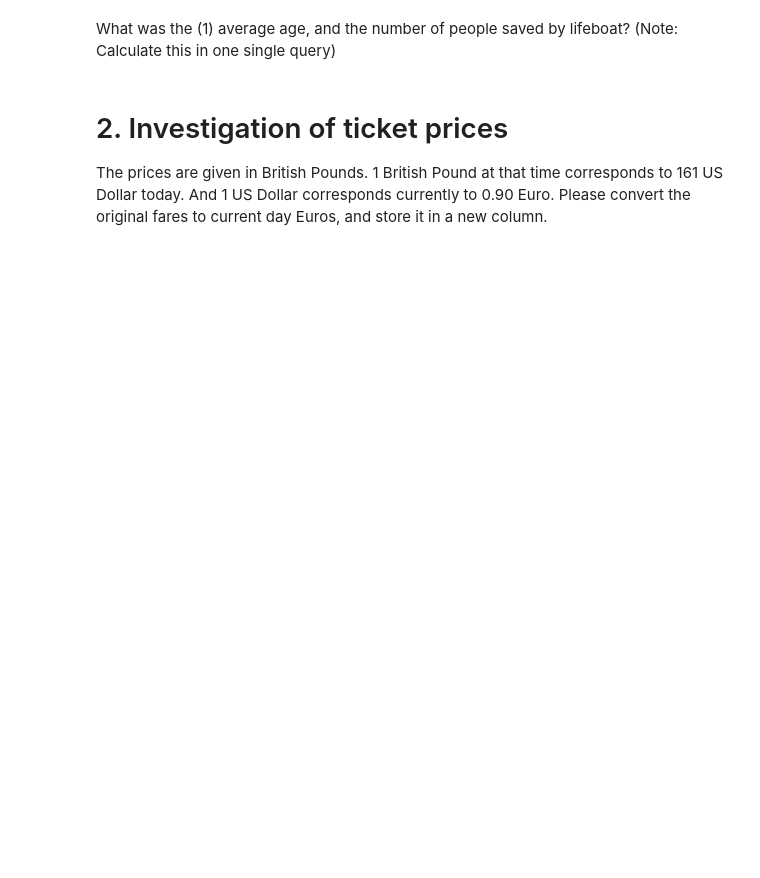
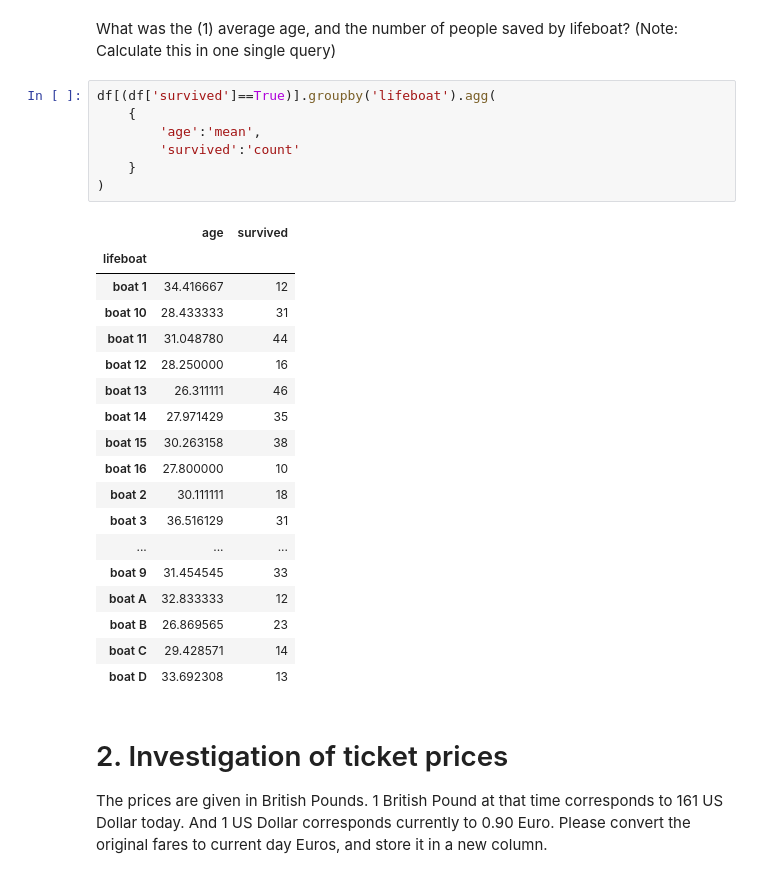
Before and after one commit to Metaphysicist1/FH-Kiel-Data-Science, a Jupyter notebook: TPL-DS/02_lecture/problemset.ipynb, the cells around one changed output. Drawn from its saved outputs; the diff is of its cells as text; blank space fills up the shorter version.

```diff
--- a/TPL-DS/02_lecture/problemset.ipynb
+++ b/TPL-DS/02_lecture/problemset.ipynb
@@ -147,5 +182,31 @@ What was the average age of rescued people, by lifeboat?
 # %% [markdown]
 What was the (1) average age, and the number of people saved by lifeboat? (Note: Calculate this in one single query)
+# %%
+df[(df['survived']==True)].groupby('lifeboat').agg(
+    {
+        'age':'mean',
+        'survived':'count'
+    }
+)
+# %% [output]
+|  | age | survived |
+| lifeboat |  |  |
+| boat 1 | 34.416667 | 12 |
+| boat 10 | 28.433333 | 31 |
+| boat 11 | 31.048780 | 44 |
+| boat 12 | 28.250000 | 16 |
+| boat 13 | 26.311111 | 46 |
+| boat 14 | 27.971429 | 35 |
+| boat 15 | 30.263158 | 38 |
+| boat 16 | 27.800000 | 10 |
+| boat 2 | 30.111111 | 18 |
+| boat 3 | 36.516129 | 31 |
+| ... | ... | ... |
+| boat 9 | 31.454545 | 33 |
+| boat A | 32.833333 | 12 |
+| boat B | 26.869565 | 23 |
+| boat C | 29.428571 | 14 |
+| boat D | 33.692308 | 13 |
 # %% [markdown]
 # 2. Investigation of ticket prices
 
```
Also changed, not shown: parts of 7 cells of this notebook, 17 other files.
